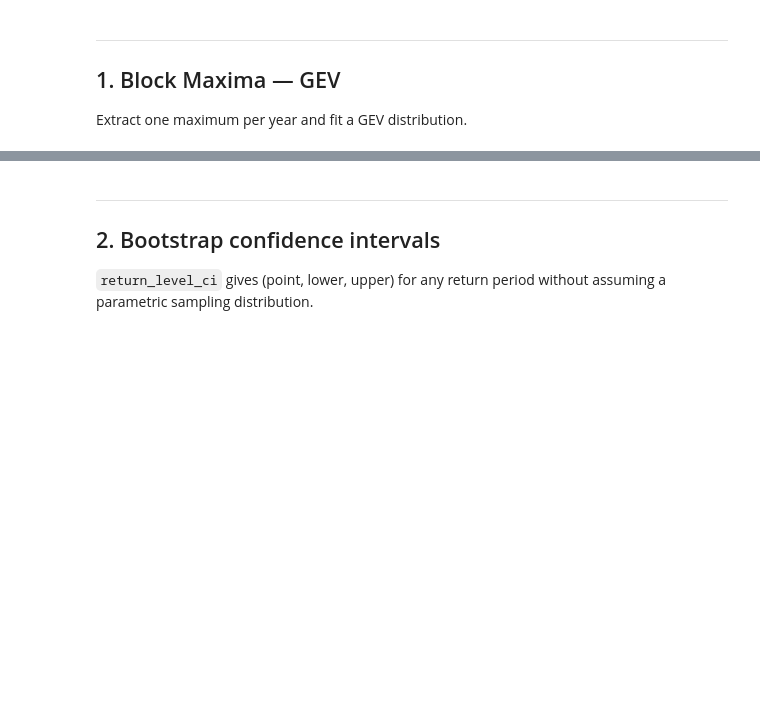
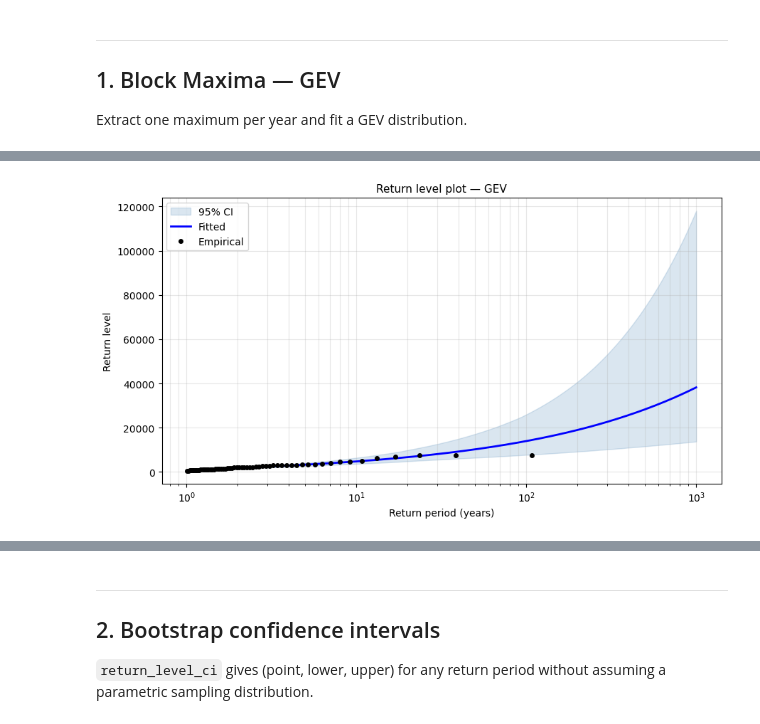
Before and after one commit to navass11/HYDRA, a Jupyter notebook: notebooks/climate/extreme_value_analysis.ipynb, the cells around one changed output, grey strips where cells are left out. Cells and saved outputs as stored; diff of their text form; code cells hidden in the pictures; blank space fills up the shorter version.

```diff
--- a/notebooks/climate/extreme_value_analysis.ipynb
+++ b/notebooks/climate/extreme_value_analysis.ipynb
@@ -137,10 +167,12 @@ print(pd.DataFrame({"T (years)": T_values, "Return level (m³/s)": rl_gev.values
 # %%
 # Return level plot with 95% bootstrap CI
 fig, ax = plt.subplots(figsize=(9, 5))
 plot_return_levels(annual_max.values, params_best, dist="gev",
-                   n_bootstrap=300, ax=ax)
+                   n_bootstrap=100, ax=ax)
 plt.tight_layout()
 plt.show()
+# %% [output]
+[figure, added]
 # %%
 # Full 2×2 diagnostic panel
 fig = plot_diagnostic(annual_max.values, params_best, dist="gev")
```
Also changed, not shown: parts of 20 cells of this notebook, 29 other files.
